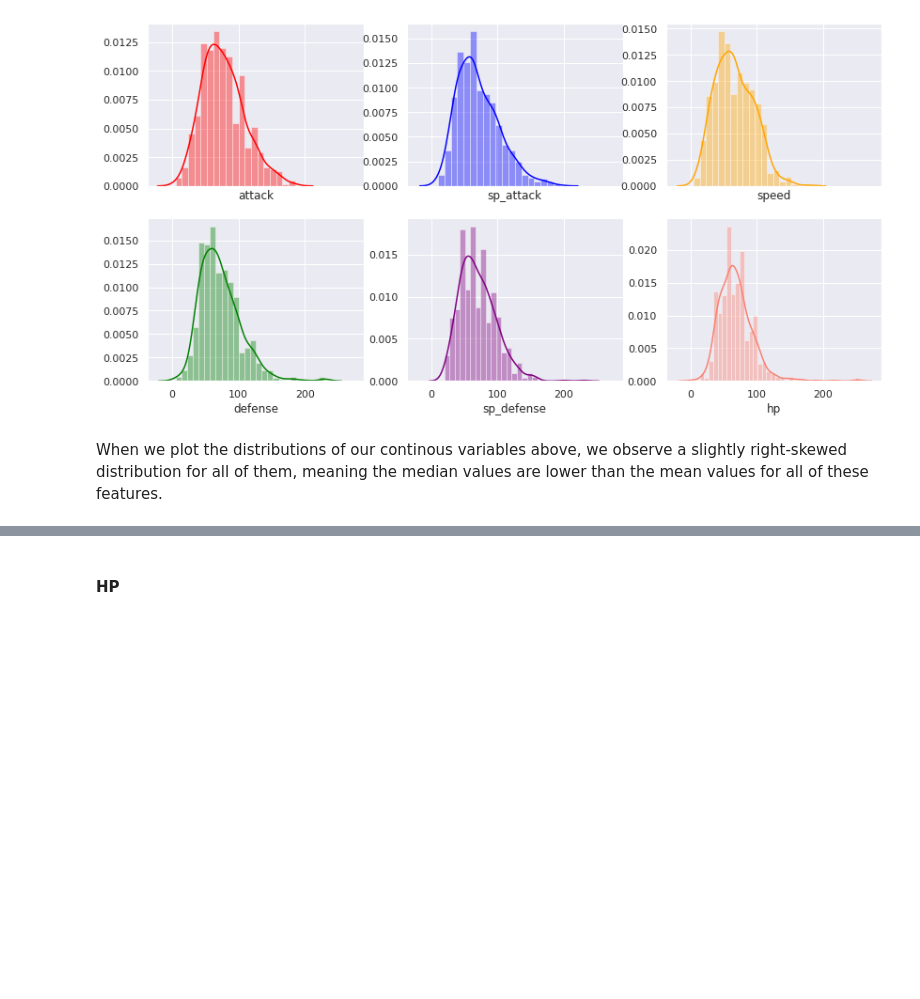
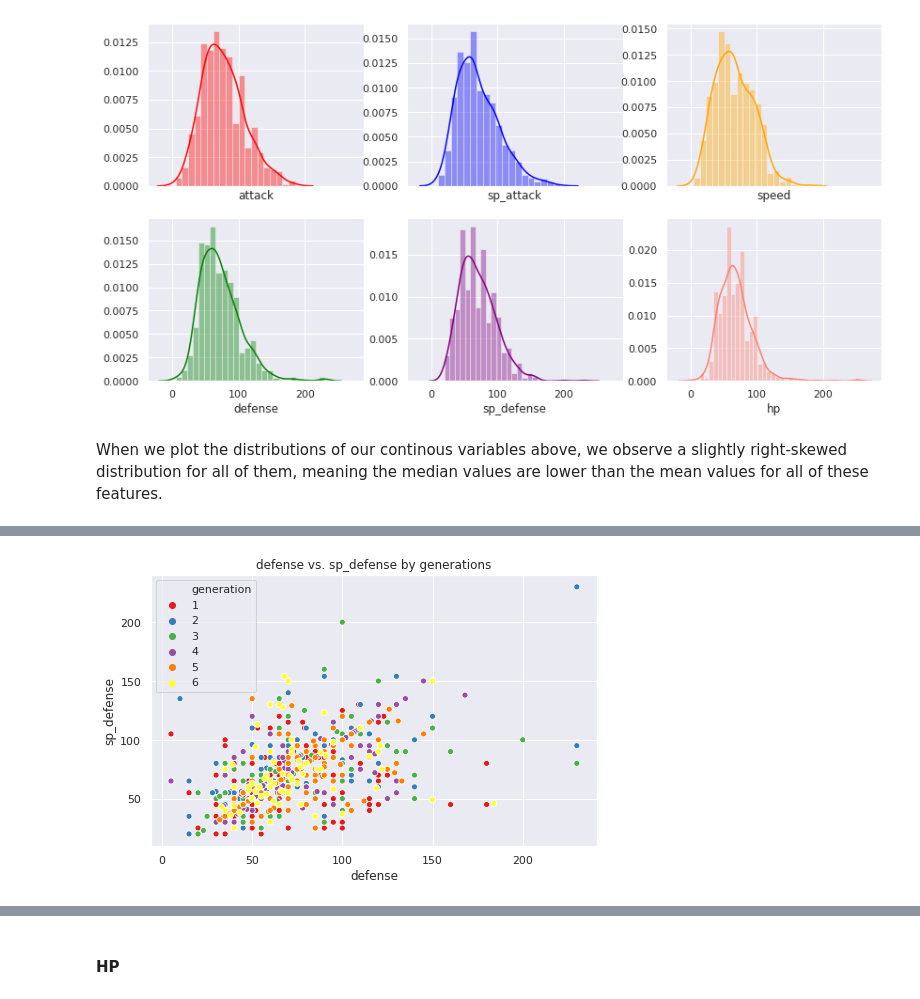
Before and after one commit to com-480-data-visualization/com-480-project-analaktycs, a Jupyter notebook: Milestone1_group2.ipynb, the cells around one changed output, grey strips where cells are left out. Cells and saved outputs as stored; diff of their text form; code cells hidden in the pictures; blank space fills up the shorter version.

```diff
--- a/Milestone1_group2.ipynb
+++ b/Milestone1_group2.ipynb
@@ -564,0 +563,4 @@ When we plot the distributions of our continous variables above, we observe a sl
+# %%
+two_var_scatter('defense', 'sp_defense')
+# %% [output]
+[figure, added]
```
Also changed, not shown: parts of 13 cells of this notebook.
